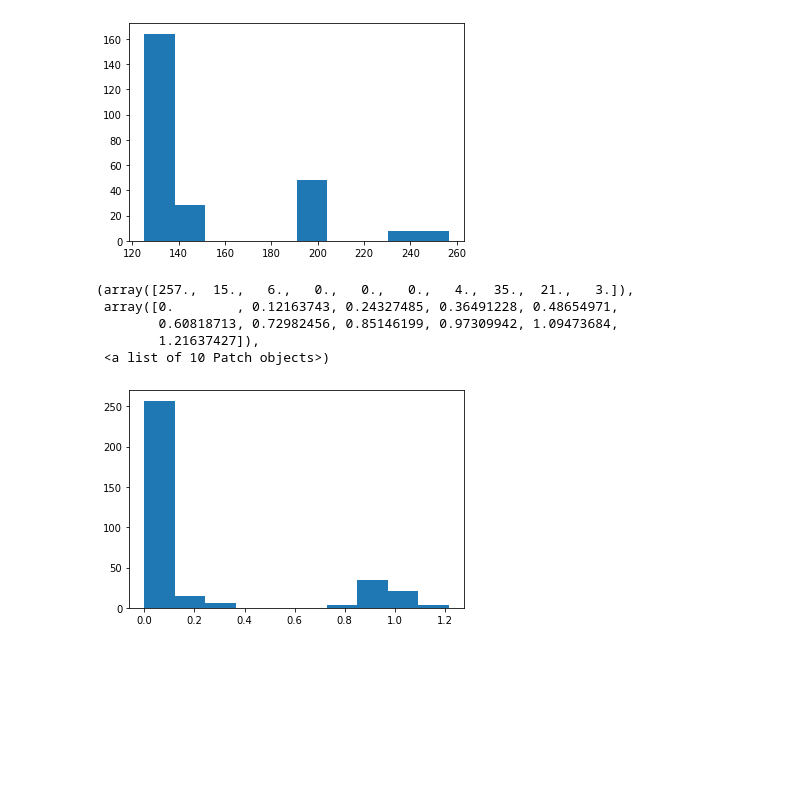
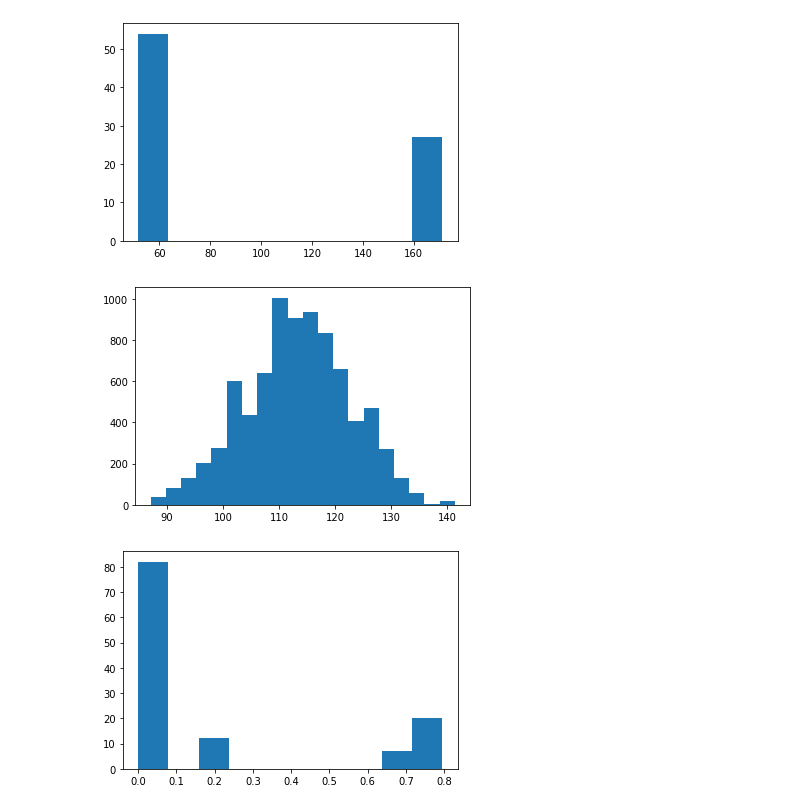
Before and after one commit to YPFoerster/pattern_walker, a Jupyter notebook: demonstrator.ipynb, the cells around one changed output. Cells and saved outputs as stored; diff of their text form; code cells hidden in the pictures; blank space fills up the shorter version.

```diff
--- a/demonstrator.ipynb
+++ b/demonstrator.ipynb
@@ -6,10 +8,16 @@ import matplotlib.pyplot as plt
+# %%
+offspring_factor=3
+height=4
+#G=nx.generators.classic.balanced_tree(offspring_factor,height)
+#root=utils.list_degree_nodes(G,offspring_factor,1)[0]
+G=utils.random_dag(10,50)
+root=np.random.choice(utils.sources(G))
+#G,_=utils.directify(G,root)
+pos=graphviz_layout(G,prog='dot')
+nx.draw(G,pos)
+plt.show()
 # %%
-offspring_factor=4
-height=4
-G=nx.generators.classic.balanced_tree(offspring_factor,height)
-root=utils.list_degree_nodes(G,offspring_factor,1)[0]
-G,_=utils.directify(G,root)
-G=rw.patternWalker(G,root,100,0.02)
+G=rw.patternWalker(G,root,50,0.05)
 G.set_weights()
-G.num_pattern_duplicates()
+print('Number of duplicate strings:', G.num_pattern_duplicates())
 mfpts=utils.mfpt(G,[(root,b) for b in utils.leaves(G.hierarchy_backup)],'prob')
@@ -16,16 +30,23 @@ mfpts=utils.mfpt(G,[(root,b) for b in utils.leaves(G.hierarchy_backup)],'prob')
 # %%
 _=plt.hist(mfpts.values())
 # %% [output]
-[figure, old version]
+[figure, new version]
+# %%
+temp=[]
+for _ in range(100):
+    G.reset_patterns()
+    G.set_weights()
+    mfpts=utils.mfpt(G,[(root,b) for b in utils.leaves(G.hierarchy_backup)],'prob')
+    for x in mfpts.values():
+        temp.append(x)
+# %%
+_=plt.hist(temp,bins=20)
+# %% [output]
+[figure, added]
 # %%
 #print(nx.to_dict_of_dicts(G))
 #print(G.edges(data=True))
 down=utils.downward_current(G.hierarchy_backup,nx.to_dict_of_dicts(G),'prob',G.nodes())
-plt.hist(down)
+_=plt.hist(down)
 # %% [output]
-(array([257.,  15.,   6.,   0.,   0.,   0.,   4.,  35.,  21.,   3.]),
- array([0.        , 0.12163743, 0.24327485, 0.36491228, 0.48654971,
-        0.60818713, 0.72982456, 0.85146199, 0.97309942, 1.09473684,
-        1.21637427]),
- <a list of 10 Patch objects>)
-[figure, old version]
+[figure, new version]
```
Also changed, not shown: parts of 2 cells of this notebook, 2 other files.
